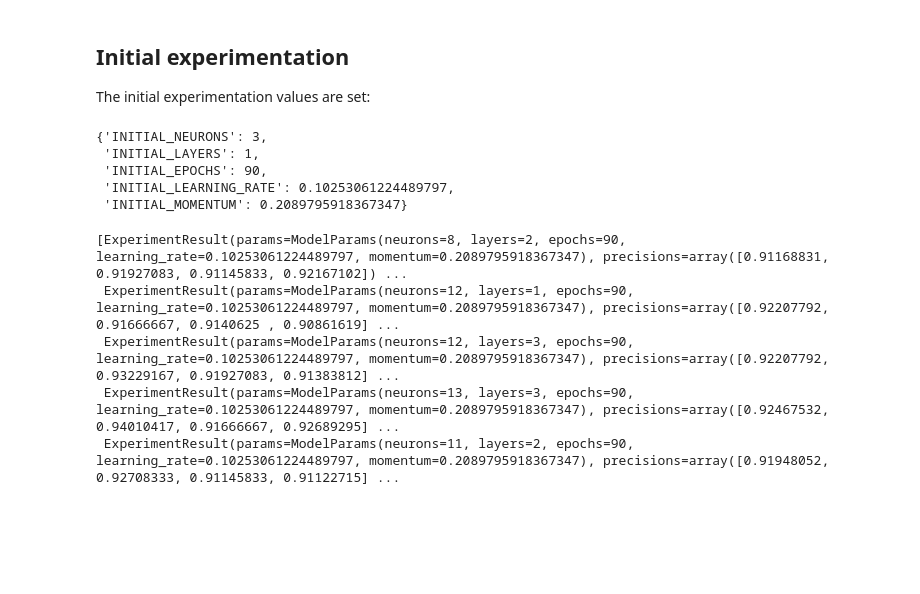
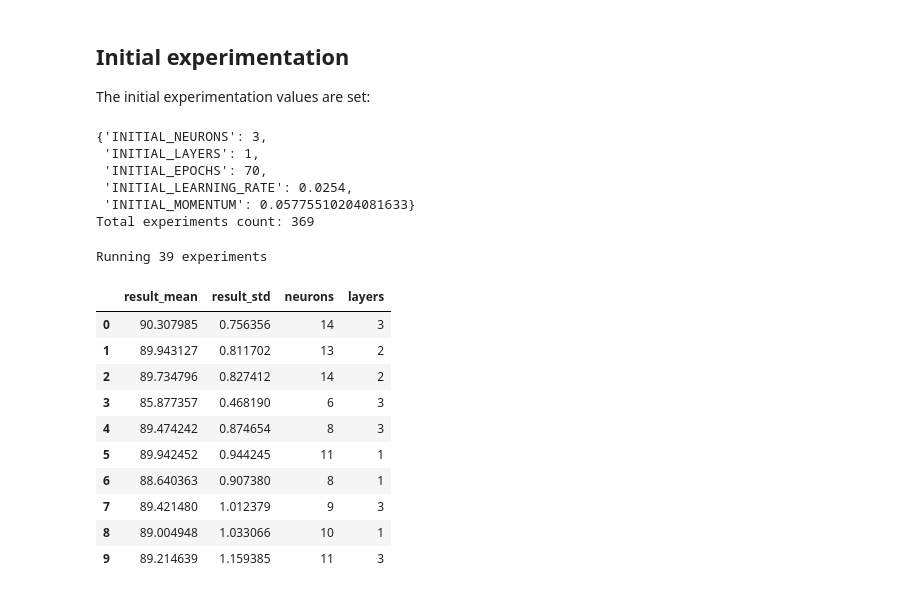
Before and after one commit to ggzor/nn-fire, a Jupyter notebook: notebook.ipynb, the cells around one changed output. Saved outputs shown, nothing was run; the diff lists cells and outputs as text; code cells hidden in the pictures; blank space fills up the shorter version.

```diff
--- a/notebook.ipynb
+++ b/notebook.ipynb
@@ -136,7 +163,7 @@ The initial experimentation values are set:
 # %%
 INITIAL_NEURONS = NEURONS_RANGE[0]
 INITIAL_LAYERS = LAYERS_RANGE[0]
-INITIAL_EPOCHS = EPOCHS_RANGE[EPOCHS_RANGE.size // 10]
+INITIAL_EPOCHS = EPOCHS_RANGE[EPOCHS_RANGE.size // 4]
 INITIAL_LEARNING_RATE = LEARNING_RATE_RANGE[LEARNING_RATE_RANGE.size // 2]
 INITIAL_MOMENTUM = MOMENTUM_RANGE[MOMENTUM_RANGE.size // 2]
 
@@ -144,12 +171,18 @@ pprint(
     {k: v for k, v in locals().items() if k.isupper() and k.startswith("INITIAL")},
     sort_dicts=False,
 )
+
+total_experiments = NEURONS_RANGE.size * LAYERS_RANGE.size + BEST_FOREACH_PHASE * (
+    EPOCHS_RANGE.size + LEARNING_RATE_RANGE.size + MOMENTUM_RANGE.size
+)
+print(f"Total experiments count: {total_experiments}")
 # %% [output]
 {'INITIAL_NEURONS': 3,
  'INITIAL_LAYERS': 1,
- 'INITIAL_EPOCHS': 90,
- 'INITIAL_LEARNING_RATE': 0.10253061224489797,
- 'INITIAL_MOMENTUM': 0.2089795918367347}
+ 'INITIAL_EPOCHS': 70,
+ 'INITIAL_LEARNING_RATE': 0.0254,
+ 'INITIAL_MOMENTUM': 0.05775510204081633}
+Total experiments count: 369
 # %%
 from experimenter.model import ModelParams
 import dataclasses
@@ -162,6 +195,7 @@ initial_experiment = ModelParams(
     momentum=INITIAL_MOMENTUM,
 )
 
+print(f'Running {NEURONS_RANGE.size * LAYERS_RANGE.size} experiments')
 neurons_result = experimenter.run_all(
     [
         dataclasses.replace(initial_experiment, neurons=neurons, layers=layers)
@@ -169,29 +203,53 @@ neurons_result = experimenter.run_all(
         for layers in LAYERS_RANGE
     ]
 )
+# %% [output]
+Running 39 experiments
 # %%
 from experimenter.model import ExperimentResult
+from typing import List
 
-TOLERABLE_DEVIATION = 0.005
-POSITIVE_DEVIATION_WEIGHT = 50
-NEGATIVE_DEVIATION_WEIGHT = -5
+TOLERABLE_DEVIATION = 0.4
+NEGATIVE_DEVIATION_WEIGHT = -10
+
+
 def experiment_result_criteria(experiment: ExperimentResult) -> float:
     deviation_factor = 0
-    if experiment.stddev < TOLERABLE_DEVIATION:
-        deviation_factor = POSITIVE_DEVIATION_WEIGHT * (TOLERABLE_DEVIATION - experiment.stddev)
-    else:
+    if experiment.stddev > TOLERABLE_DEVIATION:
         deviation_factor = NEGATIVE_DEVIATION_WEIGHT * experiment.stddev
 
     return experiment.mean + deviation_factor
+
+
+def to_dataframe(experiments: List[ExperimentResult]):
+    return pd.DataFrame(
+        [
+            {
+                **dataclasses.asdict(result.params),
+                "result_mean": result.mean,
+                "result_std": result.stddev,
+            }
+            for result in experiments
+        ]
+    )
+
+
+neurons_result.sort(key=experiment_result_criteria, reverse=True)
+neurons_result_df = to_dataframe(neurons_result)
+
+neurons_result_df.head(BEST_FOREACH_PHASE)[["result_mean", "result_std", "neurons", "layers"]]
+# %% [output]
+|  | result_mean | result_std | neurons | layers |
+| 0 | 90.307985 | 0.756356 | 14 | 3 |
+| 1 | 89.943127 | 0.811702 | 13 | 2 |
+| 2 | 89.734796 | 0.827412 | 14 | 2 |
+| 3 | 85.877357 | 0.468190 | 6 | 3 |
+| 4 | 89.474242 | 0.874654 | 8 | 3 |
+| 5 | 89.942452 | 0.944245 | 11 | 1 |
+| 6 | 88.640363 | 0.907380 | 8 | 1 |
+| 7 | 89.421480 | 1.012379 | 9 | 3 |
+| 8 | 89.004948 | 1.033066 | 10 | 1 |
+| 9 | 89.214639 | 1.159385 | 11 | 3 |
-# %%
-neurons_result.sort(key=experiment_result_criteria, reverse=True)
-neurons_result[:5]
-# %% [output]
-[ExperimentResult(params=ModelParams(neurons=8, layers=2, epochs=90, learning_rate=0.10253061224489797, momentum=0.2089795918367347), precisions=array([0.91168831, 0.91927083, 0.91145833, 0.92167102]) ...
- ExperimentResult(params=ModelParams(neurons=12, layers=1, epochs=90, learning_rate=0.10253061224489797, momentum=0.2089795918367347), precisions=array([0.92207792, 0.91666667, 0.9140625 , 0.90861619] ...
- ExperimentResult(params=ModelParams(neurons=12, layers=3, epochs=90, learning_rate=0.10253061224489797, momentum=0.2089795918367347), precisions=array([0.92207792, 0.93229167, 0.91927083, 0.91383812] ...
- ExperimentResult(params=ModelParams(neurons=13, layers=3, epochs=90, learning_rate=0.10253061224489797, momentum=0.2089795918367347), precisions=array([0.92467532, 0.94010417, 0.91666667, 0.92689295] ...
- ExperimentResult(params=ModelParams(neurons=11, layers=2, epochs=90, learning_rate=0.10253061224489797, momentum=0.2089795918367347), precisions=array([0.91948052, 0.92708333, 0.91145833, 0.91122715] ...
 # %%
 import altair as alt
 
```
Also changed, not shown: parts of 22 cells of this notebook, 1 other file.
